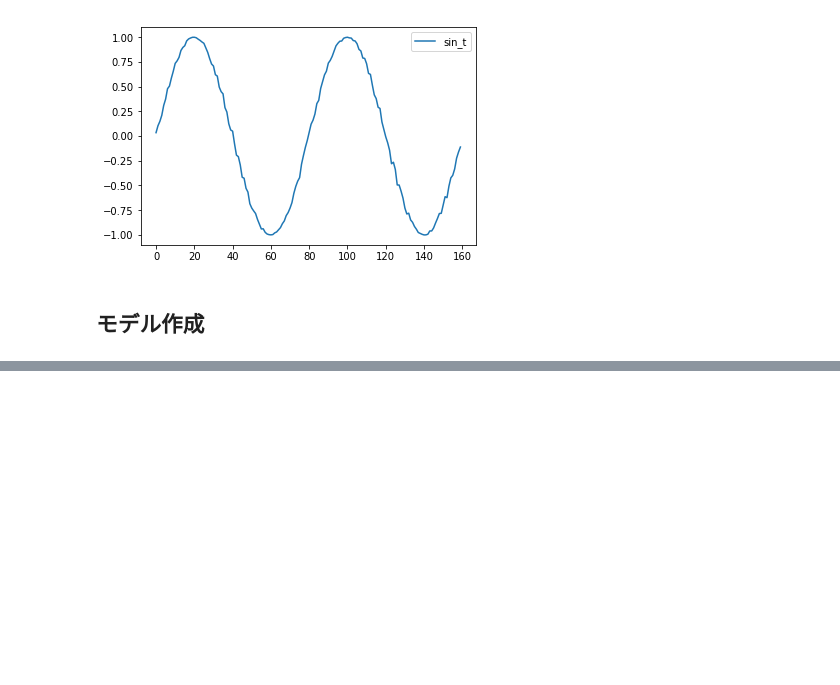
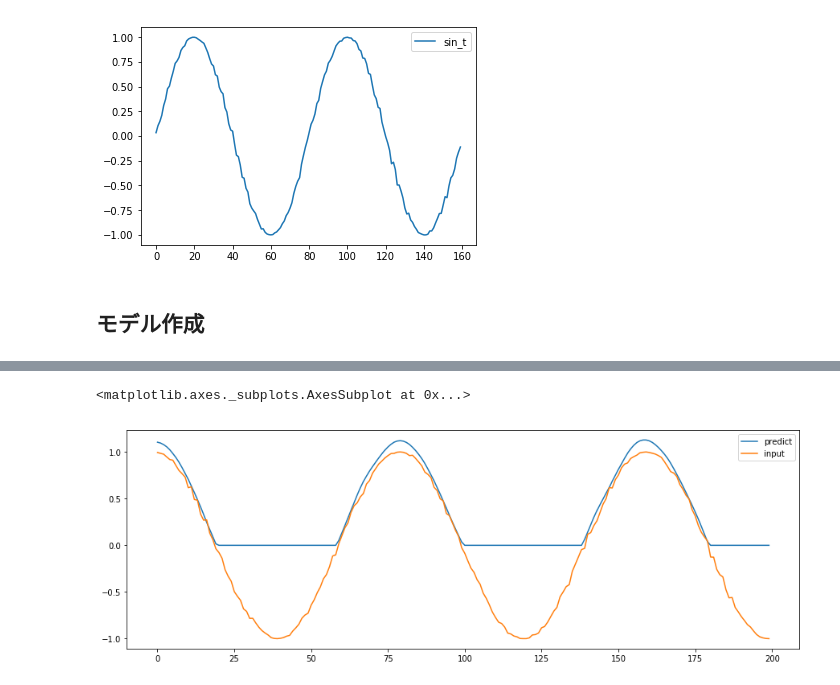
Before and after one commit to to0mi1/keras-rnn-test, a Jupyter notebook: Keras_RNN.ipynb, the cells around one changed output, grey strips where cells are left out. Cells and saved outputs as stored; diff of their text form; code cells hidden in the pictures; blank space fills up the shorter version.

```diff
--- a/Keras_RNN.ipynb
+++ b/Keras_RNN.ipynb
@@ -102,0 +108,15 @@ dataf.plot(figsize=(15, 5))
+# %%
+from keras.models import Sequential
+from keras.layers.core import Dense, Activation
+from keras.layers.recurrent import LSTM
+
+
+in_out_neurons = 1
+hidden_neurons = 300
+
+model = Sequential()
+model.add(LSTM(hidden_neurons, batch_input_shape=(None, length_of_sequences, in_out_neurons), return_sequences=False))
+model.add(Dense(in_out_neurons))
+model.add(Activation("relu"))
+model.compile(loss="mean_squared_error", optimizer="rmsprop")
+model.fit(X_train, y_train, batch_size=600, nb_epoch=15, validation_split=0.05)
@@ -102,0 +142,9 @@ dataf.plot(figsize=(15, 5))
+# %%
+predicted = model.predict(X_test)
+dataf =  pd.DataFrame(predicted[:200])
+dataf.columns = ["predict"]
+dataf["input"] = y_test[:200]
+dataf.plot(figsize=(15, 5))
+# %% [output]
+<matplotlib.axes._subplots.AxesSubplot at 0x...>
+[figure, added]
```
Also changed, not shown: parts of 17 cells of this notebook.
